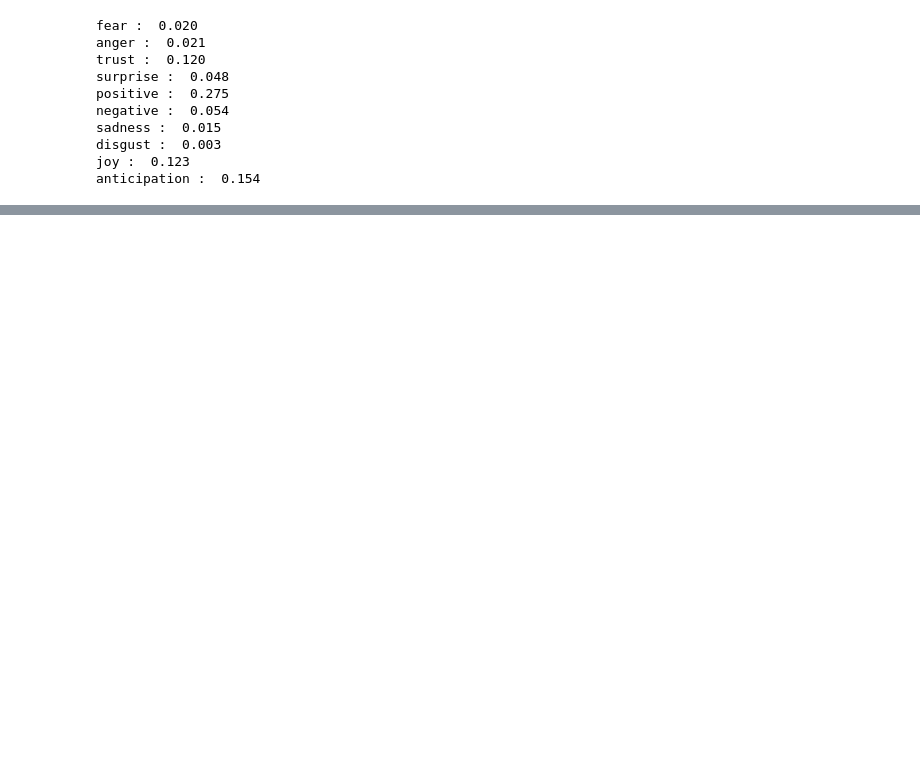
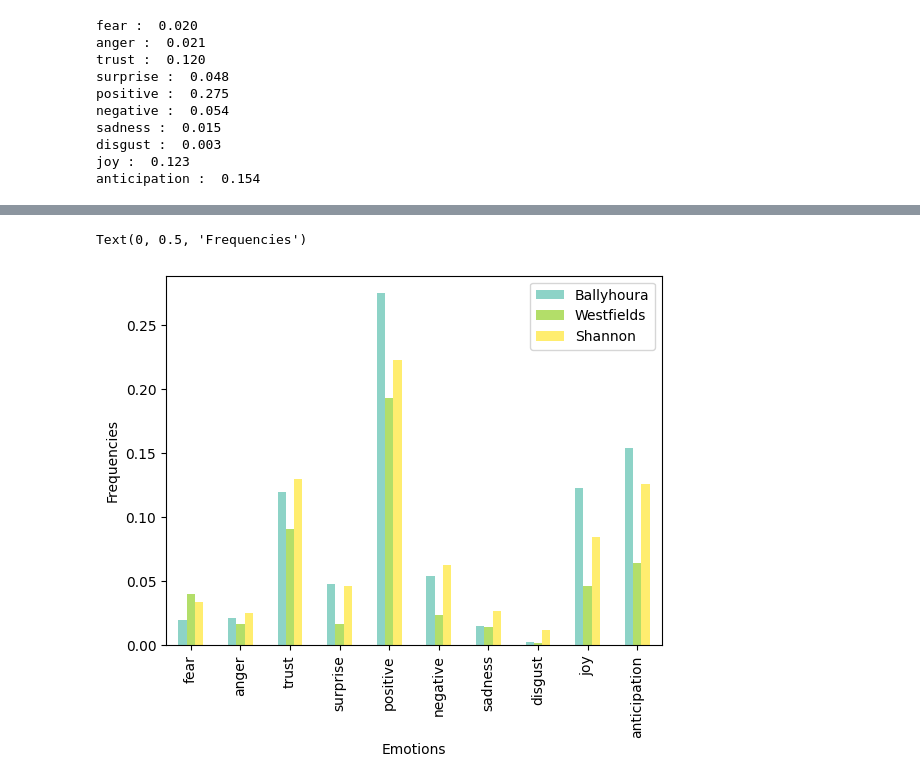
Before and after one commit to federicamontana/GoGreenRoutes, a Jupyter notebook: notebook/Parks.ipynb, the cells around one changed output, grey strips where cells are left out. Cells and saved outputs as stored; diff of their text form; code cells hidden in the pictures; blank space fills up the shorter version.

Commit message:
Comparazione emozione parchi
Per ballyhoura, Westfield e Shannon

```diff
--- a/notebook/Parks.ipynb
+++ b/notebook/Parks.ipynb
@@ -82,0 +89,17 @@ anticipation :  0.154
+# %%
+df = pd.read_csv(filepath)
+df = df[df['text1'].str.contains('shannon')]
+df["emotions_freq"] = df["text1"].apply(lambda x: NRCLex(x).affect_frequencies)
+df_f= df[["text1","emotions_freq"]]
+df_s = pd.concat([df_f.drop(['emotions_freq'], axis = 1), df_f['emotions_freq'].apply(pd.Series).drop("anticip", axis=1)], axis = 1)
+df_s = df_s.replace(np.nan,0)
+
+aggr = []
+labels = []
+
+for i in df_f['emotions_freq'].apply(pd.Series).drop("anticip", axis=1) : aggregation(i,df_s,aggr,labels)
+shannon_df = pd.DataFrame(
+    {'Shannon': aggr
+    }, index = labels)
+
+shannon_df
@@ -82,0 +169,17 @@ anticipation :  0.154
+# %%
+df = pd.read_csv(filepath)
+df = df[df['text1'].str.contains('westfields')]
+df["emotions_freq"] = df["text1"].apply(lambda x: NRCLex(x).affect_frequencies)
+df_f= df[["text1","emotions_freq"]]
+df_s = pd.concat([df_f.drop(['emotions_freq'], axis = 1), df_f['emotions_freq'].apply(pd.Series).drop("anticip", axis=1)], axis = 1)
+df_s = df_s.replace(np.nan,0)
+
+aggr = []
+labels = []
+
+for i in df_f['emotions_freq'].apply(pd.Series).drop("anticip", axis=1) : aggregation(i,df_s,aggr,labels)
+westfields_df = pd.DataFrame(
+    {'Westfields': aggr
+    }, index = labels)
+
+westfields_df
@@ -82,0 +210,3 @@ anticipation :  0.154
+# %%
+df_parks = pd.concat([ballyhoura_df, westfields_df, shannon_df], axis=1)
+df_parks
@@ -82,0 +225,10 @@ anticipation :  0.154
+# %%
+cmap = cm.get_cmap('Set3') # Colour map (there are many others)
+
+df_parks.plot.bar(cmap = cmap)
+
+plt.xlabel("Emotions")
+plt.ylabel("Frequencies")
+# %% [output]
+Text(0, 0.5, 'Frequencies')
+[figure, added]
```
Also changed, not shown: parts of 12 cells of this notebook.
